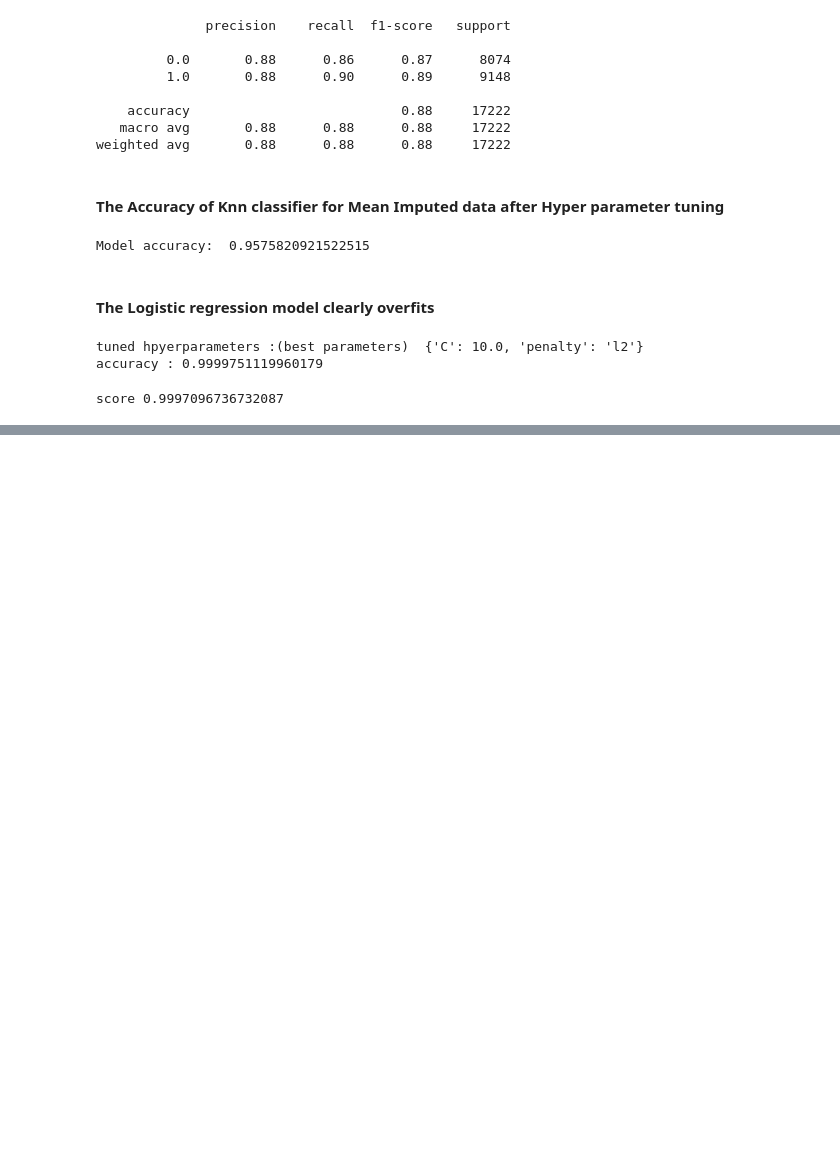
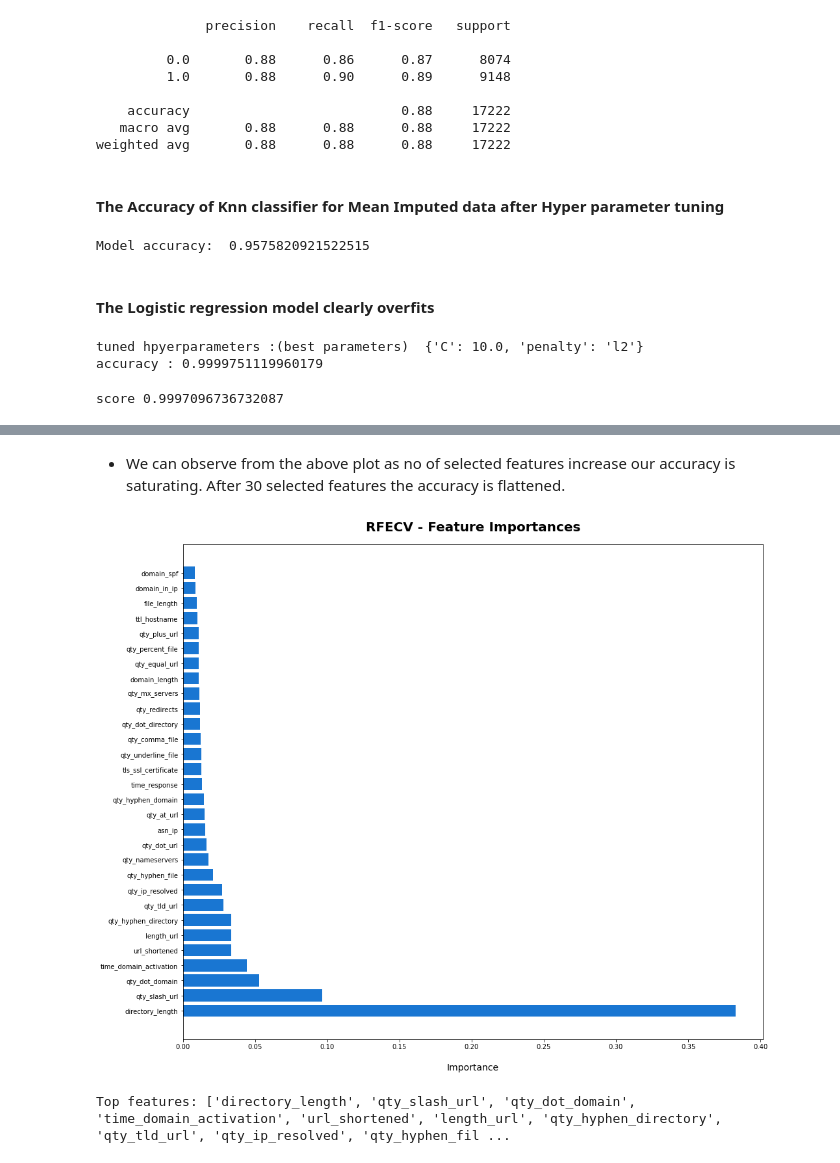
Before and after one commit to SaiGowtham-11/Customer-Analysis-and-Segementation, a Jupyter notebook: Milestone3Final.ipynb, the cells around one changed output, grey strips where cells are left out. Saved outputs shown, nothing was run; the diff lists cells and outputs as text; code cells hidden in the pictures; blank space fills up the shorter version.

```diff
--- a/Milestone3Final.ipynb
+++ b/Milestone3Final.ipynb
@@ -771,0 +842,23 @@ score 0.9997096736732087
+# %% [markdown]
+- We can observe from the above plot as no of selected features increase our accuracy is saturating. After 30 selected features the accuracy is flattened.
+# %%
+dset = pd.DataFrame()
+dset['attr'] = X.columns[rfecv.support_]
+dset['importance'] = rfecv.estimator_.feature_importances_
+
+dset = dset.sort_values(by='importance', ascending=False)
+
+
+plt.figure(figsize=(16, 14))
+plt.barh(y=dset['attr'], width=dset['importance'], color='#1976D2')
+plt.title('RFECV - Feature Importances', fontsize=20, fontweight='bold', pad=20)
+plt.xlabel('Importance', fontsize=14, labelpad=20)
+plt.show()
+# %% [output]
+[figure, added]
+# %%
+# optimal no of features:42 is obtained from RFECV method
+best_features=dset.head(30).attr.tolist()
+print("Top features:",best_features)
+# %% [output]
+Top features: ['directory_length', 'qty_slash_url', 'qty_dot_domain', 'time_domain_activation', 'url_shortened', 'length_url', 'qty_hyphen_directory', 'qty_tld_url', 'qty_ip_resolved', 'qty_hyphen_fil ...
```
Also changed, not shown: parts of 25 cells of this notebook.
